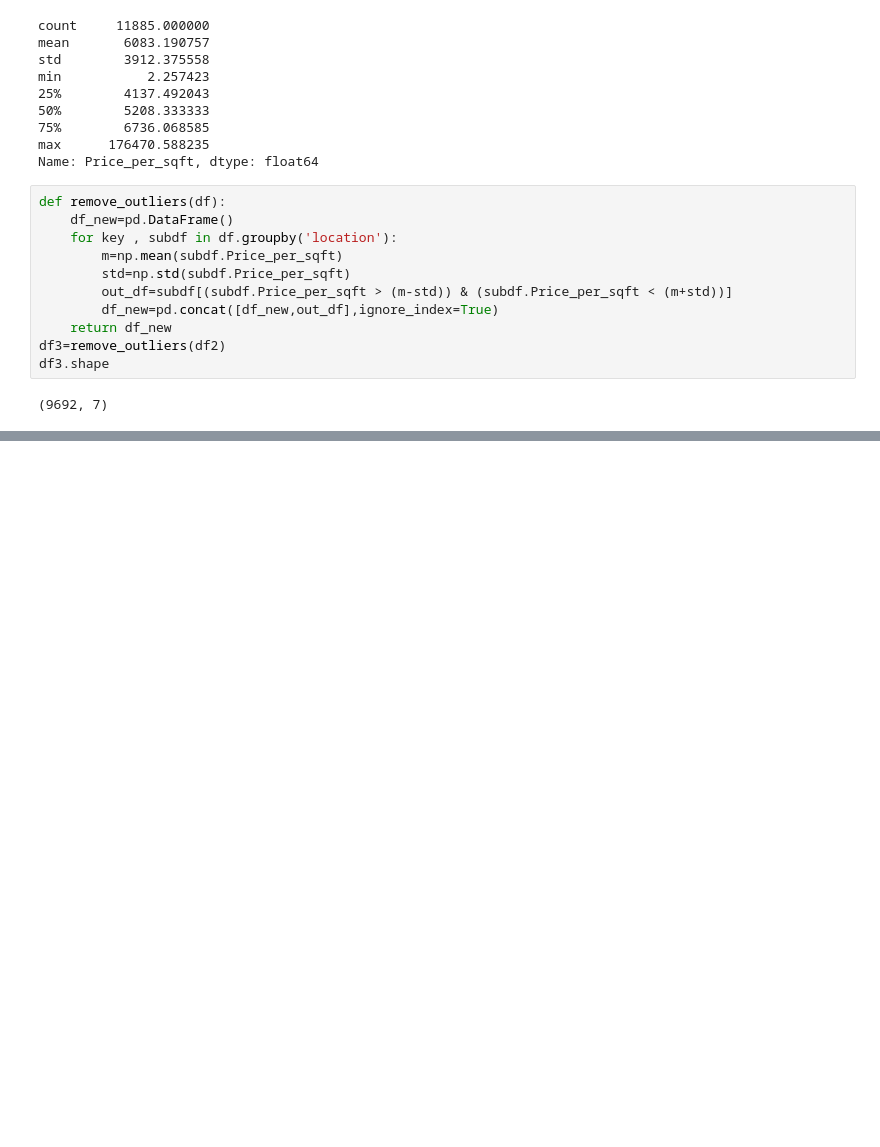
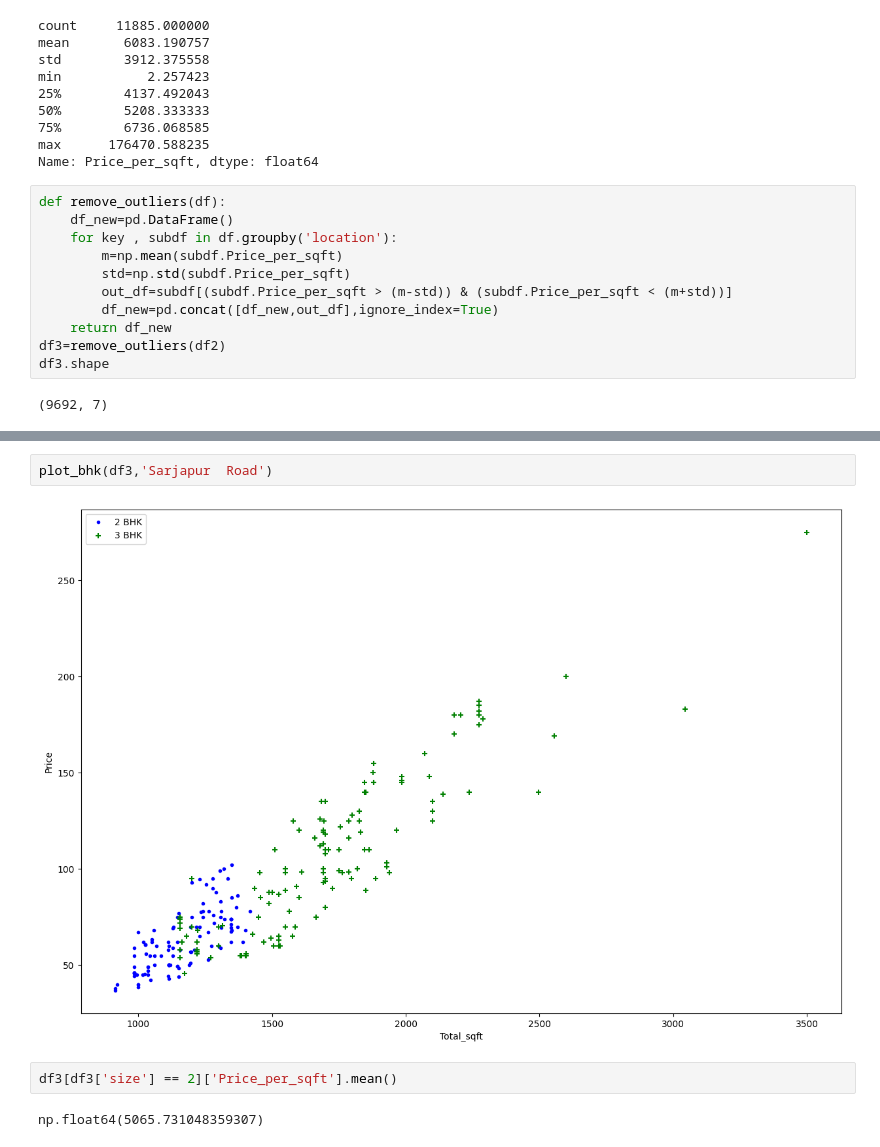
Before and after one commit to SSarkar-1/Bangalore-Home-Price-Prediction, a Jupyter notebook: BLR.ipynb, the cells around one changed output, grey strips where cells are left out. Saved outputs shown, nothing was run; the diff lists cells and outputs as text; blank space fills up the shorter version.

```diff
--- a/BLR.ipynb
+++ b/BLR.ipynb
@@ -353,0 +387,8 @@ df3.shape
+# %%
+plot_bhk(df3,'Sarjapur  Road')
+# %% [output]
+[figure, added]
+# %%
+df3[df3['size'] == 2]['Price_per_sqft'].mean()
+# %% [output]
+np.float64(5065.731048359307)
```
Also changed, not shown: parts of 11 cells of this notebook.
